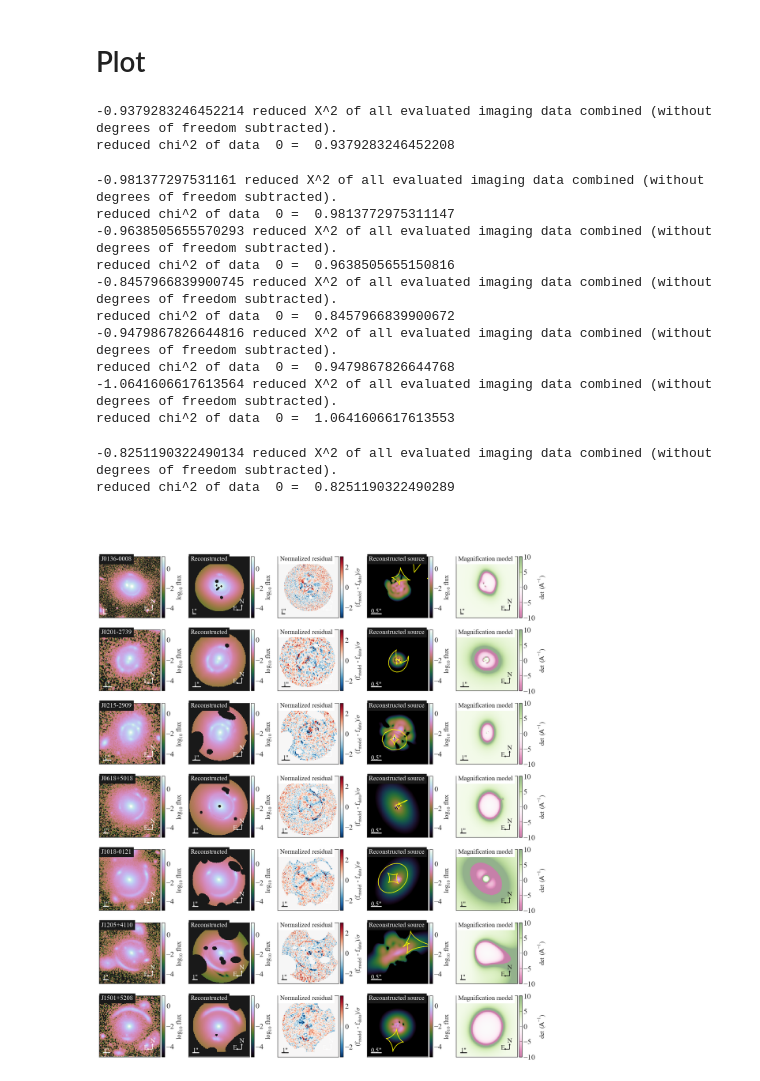
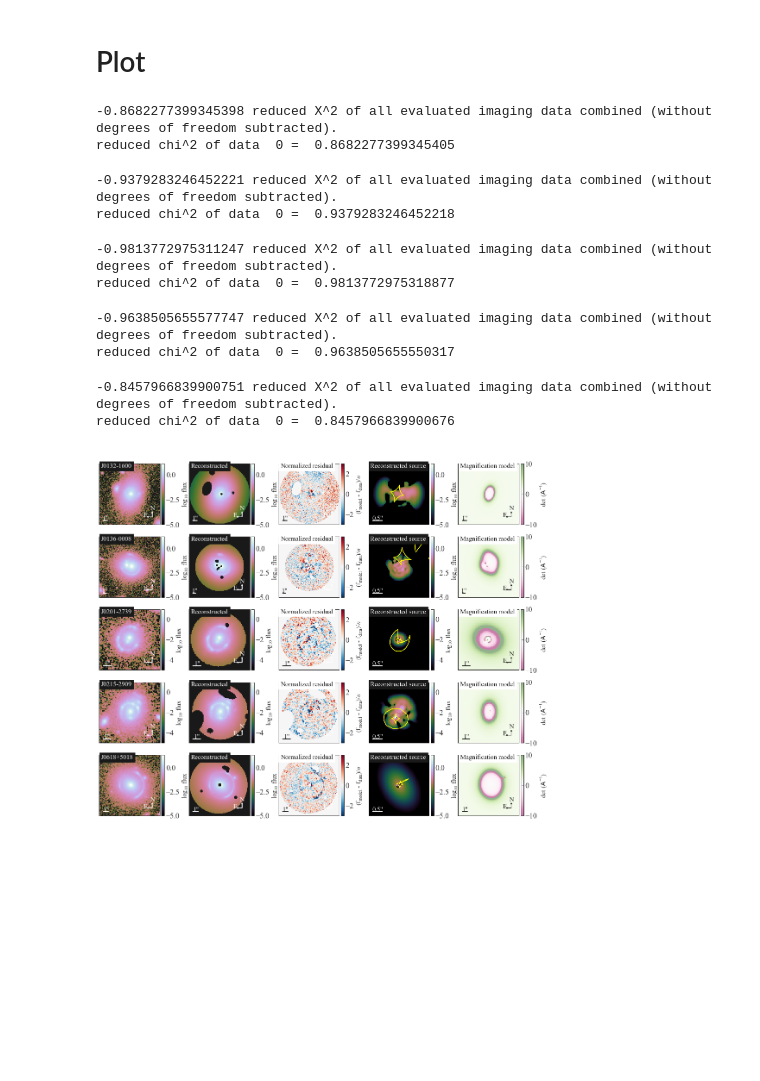
Before and after one commit to AstroBridge/BDLensing, a Jupyter notebook: analysis/make_lens_model_figure.ipynb, the cells around one changed output. Saved outputs shown, nothing was run; the diff lists cells and outputs as text; code cells hidden in the pictures; blank space fills up the shorter version.

```diff
--- a/analysis/make_lens_model_figure.ipynb
+++ b/analysis/make_lens_model_figure.ipynb
@@ -73,14 +73,14 @@ msh_cmap = cp.get_msh_cmap(num_bins=501, rescale="power", power=2.5)
 # Plot
 # %%
 lens_names = [
-    # "DESIJ0132-1600",
+    "DESIJ0132-1600",
     "DESIJ0136-0008",
     "DESIJ0201-2739",
     "DESIJ0215-2909",
     "DESIJ0618+5018",
-    # "DESIJ0923+1829",
+    "DESIJ0923+1829",
     "DESIJ1018-0121",
-    # "DESIJ1101-0602",
+    "DESIJ1101-0602",
     "DESIJ1205+4110",
     "DESIJ1501+5208",
     "DESIJ1537+1443",
@@ -90,8 +90,10 @@ lens_names = [
     "DESIJ2158+0257",
 ]
 # %%
-custom_log_likelihood_addition = None
-nrows = 7
+def custom_log_likelihood_addition(**kwargs):
+    kwargs_trace_source=None
+    pass
+nrows = 5
 ncols = 5
 num_lens = nrows
 
@@ -136,6 +138,8 @@ for i in range(num_lens):
         continue
 
         # print(kwargs_likelihood)
+    if "kwargs_tracer_source" in kwargs_result_mcmc:
+        del kwargs_result_mcmc["kwargs_tracer_source"]
 
     model_plot = ModelPlot(
         multi_band_list,
@@ -150,48 +154,44 @@ for i in range(num_lens):
     model_plot.data_plot(ax=axes[i, 0], text=lens_name[4:14], vmin=-6, vmax=1.5)
     model_plot.model_plot(ax=axes[i, 1], vmin=-6, vmax=1.5)
     model_plot.normalized_residual_plot(
         ax=axes[i, 2], v_min=-3, v_max=3, cmap="RdBu_r", text="Normalized residual"
     )
     model_plot.source_plot(
         ax=axes[i, 3],
         deltaPix_source=0.03,
         numPix=100,
         with_caustics=True,
         scale_size=0.5,
     )
     # model_plot.convergence_plot(ax=axes[i, 3], v_max=1, cmap="gist_heat")
     model_plot.magnification_plot(ax=axes[i, 4], cmap="PiYG")
 
 fig.tight_layout()
 
 # plt.gca().set_axis_off()
 # plt.subplots_adjust(top = 1, bottom = 0, right = 1, left = 0,
 #             hspace = 0, wspace = 0)
 # plt.margins(0,0)
 # plt.gca().xaxis.set_major_locator(plt.NullLocator())
 # plt.gca().yaxis.set_major_locator(plt.NullLocator())
 
 fig.savefig(
     "../paper/figures/lens_models_0.pdf",
     bbox_inches="tight",
     # pad_inches=0
 )
 # %% [output]
--0.9379283246452214 reduced X^2 of all evaluated imaging data combined (without degrees of freedom subtracted).
-reduced chi^2 of data  0 =  0.9379283246452208
+-0.8682277399345398 reduced X^2 of all evaluated imaging data combined (without degrees of freedom subtracted).
+reduced chi^2 of data  0 =  0.8682277399345405
--0.981377297531161 reduced X^2 of all evaluated imaging data combined (without degrees of freedom subtracted).
-reduced chi^2 of data  0 =  0.9813772975311147
--0.9638505655570293 reduced X^2 of all evaluated imaging data combined (without degrees of freedom subtracted).
-reduced chi^2 of data  0 =  0.9638505655150816
--0.8457966839900745 reduced X^2 of all evaluated imaging data combined (without degrees of freedom subtracted).
-reduced chi^2 of data  0 =  0.8457966839900672
--0.9479867826644816 reduced X^2 of all evaluated imaging data combined (without degrees of freedom subtracted).
-reduced chi^2 of data  0 =  0.9479867826644768
--1.0641606617613564 reduced X^2 of all evaluated imaging data combined (without degrees of freedom subtracted).
-reduced chi^2 of data  0 =  1.0641606617613553
+-0.9379283246452221 reduced X^2 of all evaluated imaging data combined (without degrees of freedom subtracted).
+reduced chi^2 of data  0 =  0.9379283246452218
--0.8251190322490134 reduced X^2 of all evaluated imaging data combined (without degrees of freedom subtracted).
-reduced chi^2 of data  0 =  0.8251190322490289
+-0.9813772975311247 reduced X^2 of all evaluated imaging data combined (without degrees of freedom subtracted).
+reduced chi^2 of data  0 =  0.9813772975318877
+-0.9638505655577747 reduced X^2 of all evaluated imaging data combined (without degrees of freedom subtracted).
+reduced chi^2 of data  0 =  0.9638505655550317
+-0.8457966839900751 reduced X^2 of all evaluated imaging data combined (without degrees of freedom subtracted).
+reduced chi^2 of data  0 =  0.8457966839900676
-[figure, old version]
+[figure, new version]
 # %%
 nrows = 5
 ncols = 5
```
Also changed, not shown: parts of 3 cells of this notebook.
